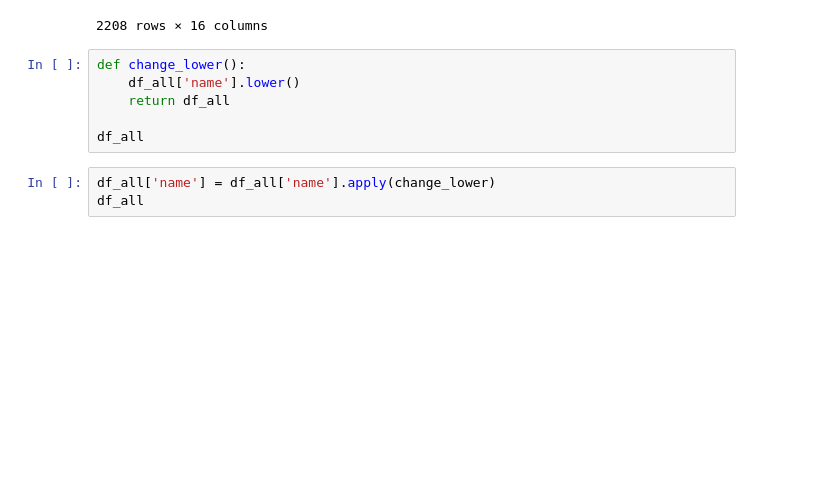
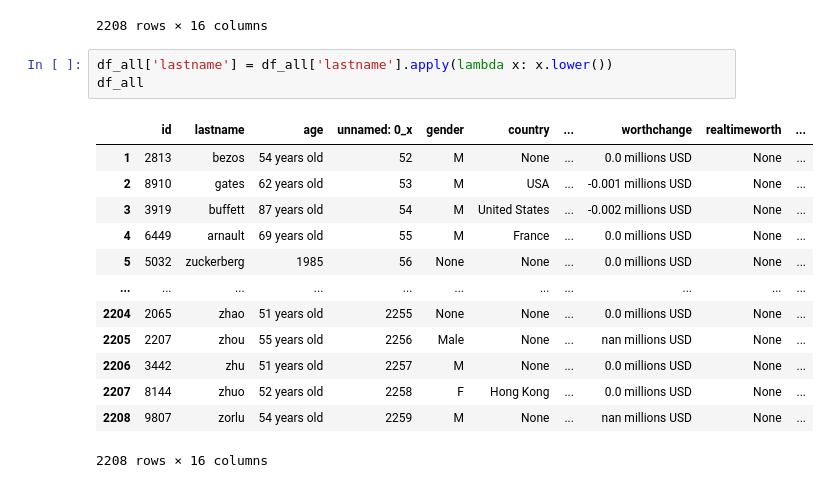
Before and after one commit to Emilioiron/Ironhack-Module-1-Project---Pandas-Python-Emilio-, a Jupyter notebook: notebooks/Notebook_1.ipynb, the cells around one changed output. Saved outputs shown, nothing was run; the diff lists cells and outputs as text; blank space fills up the shorter version.

```diff
--- a/notebooks/Notebook_1.ipynb
+++ b/notebooks/Notebook_1.ipynb
@@ -365,12 +404,20 @@ df_all
 | 2207 | 8144 | ZHUO | 52 years old | 2258 | F | Hong Kong | ... | 0.0 millions USD | None | ... |
 | 2208 | 9807 | ZORLu | 54 years old | 2259 | M | None | ... | nan millions USD | None | ... |
 2208 rows × 16 columns
-# %%
-def change_lower():
-    df_all['name'].lower()
-    return df_all
-
-df_all
 # %%
-df_all['name'] = df_all['name'].apply(change_lower)
+df_all['lastname'] = df_all['lastname'].apply(lambda x: x.lower())
 df_all
+# %% [output]
+|  | id | lastname | age | unnamed: 0_x | gender | country | ... | worthchange | realtimeworth | ... |
+| 1 | 2813 | bezos | 54 years old | 52 | M | None | ... | 0.0 millions USD | None | ... |
+| 2 | 8910 | gates | 62 years old | 53 | M | USA | ... | -0.001 millions USD | None | ... |
+| 3 | 3919 | buffett | 87 years old | 54 | M | United States | ... | -0.002 millions USD | None | ... |
+| 4 | 6449 | arnault | 69 years old | 55 | M | France | ... | 0.0 millions USD | None | ... |
+| 5 | 5032 | zuckerberg | 1985 | 56 | None | None | ... | 0.0 millions USD | None | ... |
+| ... | ... | ... | ... | ... | ... | ... | ... | ... | ... | ... |
+| 2204 | 2065 | zhao | 51 years old | 2255 | None | None | ... | 0.0 millions USD | None | ... |
+| 2205 | 2207 | zhou | 55 years old | 2256 | Male | None | ... | nan millions USD | None | ... |
+| 2206 | 3442 | zhu | 51 years old | 2257 | M | None | ... | 0.0 millions USD | None | ... |
+| 2207 | 8144 | zhuo | 52 years old | 2258 | F | Hong Kong | ... | 0.0 millions USD | None | ... |
+| 2208 | 9807 | zorlu | 54 years old | 2259 | M | None | ... | nan millions USD | None | ... |
+2208 rows × 16 columns
```
Also changed, not shown: parts of 7 cells of this notebook.
